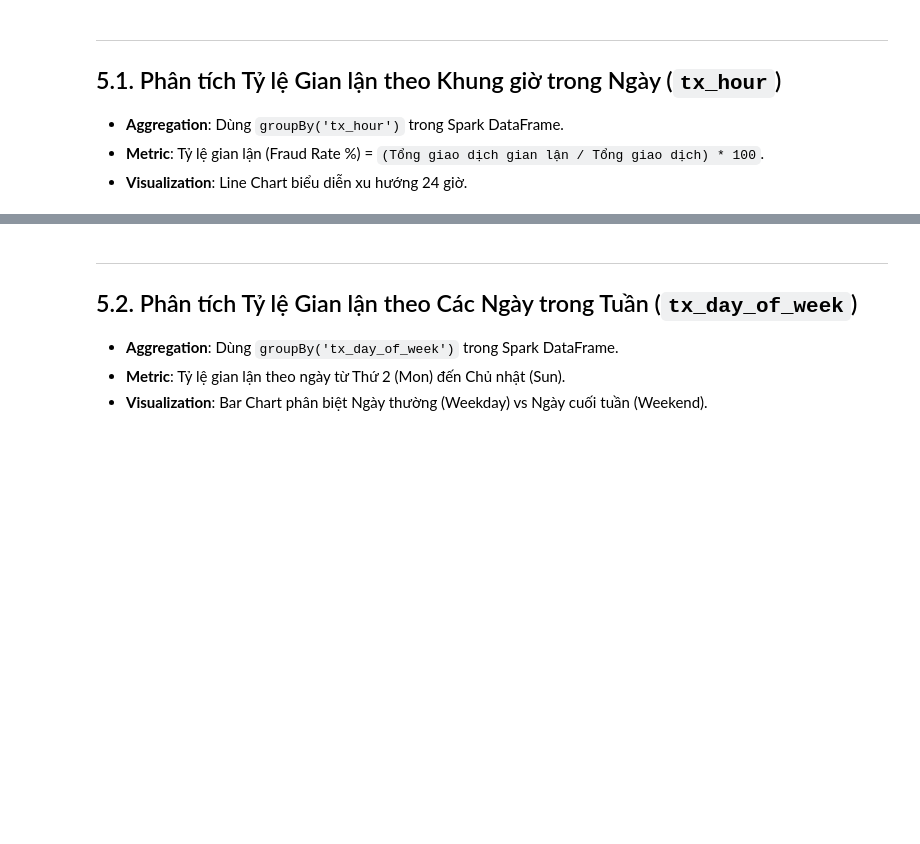
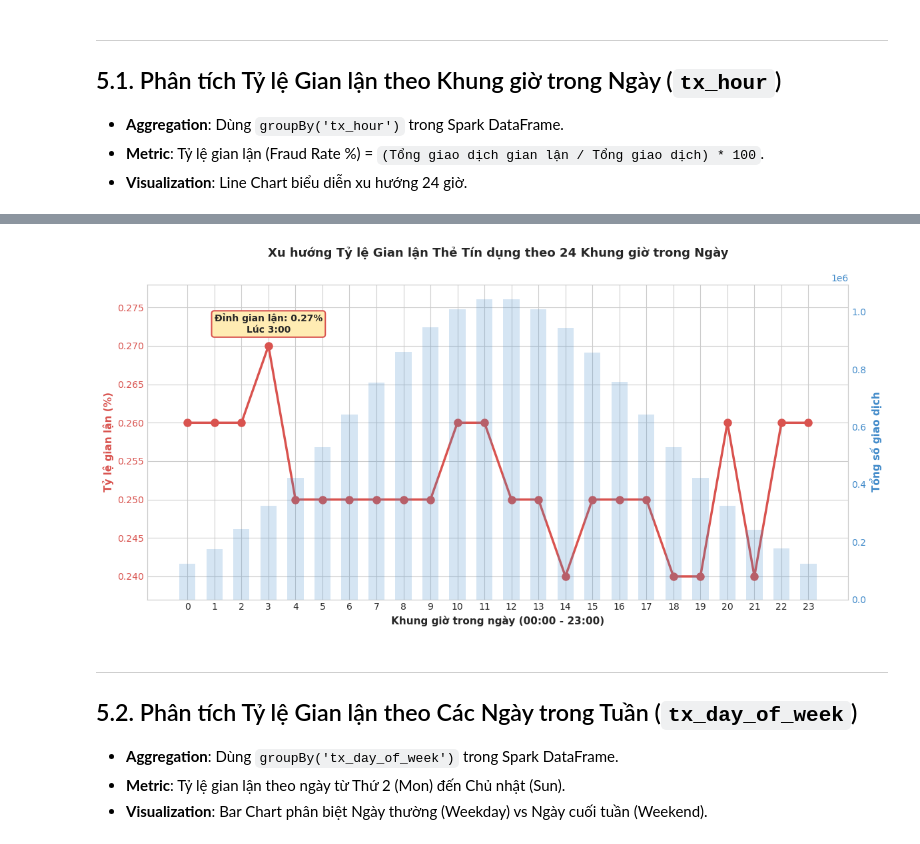
Before and after one commit to thanhnhat31/big-data.group-3.msa29hcm, a Jupyter notebook: notebooks/02_Advanced_Analysis.ipynb, the cells around one changed output, grey strips where cells are left out. Saved outputs shown, nothing was run; the diff lists cells and outputs as text; code cells hidden in the pictures; blank space fills up the shorter version.

```diff
--- a/notebooks/02_Advanced_Analysis.ipynb
+++ b/notebooks/02_Advanced_Analysis.ipynb
@@ -34,9 +34,26 @@ ModuleNotFoundError: No module named 'pyspark'
+# %%
+import os, sys
+from pyspark.sql import SparkSession
+from pyspark.sql.functions import col, lit, concat
+
+spark = SparkSession.builder \
+    .appName("Credit_Card_Fraud_Graph_Processing") \
+    .config("spark.jars.packages", "graphframes:graphframes:0.8.2-spark3.2-s_2.12") \
+    .config("spark.driver.memory", "4g") \
+    .config("spark.executor.memory", "4g") \
+    .config("hive.metastore.uris", "thrift://hive-metastore:9083") \
+    .config("spark.sql.warehouse.dir", "hdfs://namenode:9000/user/hive/warehouse") \
+    .enableHiveSupport() \
+    .getOrCreate()
 # %%
 # 1. Khởi tạo PySpark Session hỗ trợ Hive Metastore (hoặc Fallback local)
 def get_spark_session():
     builder = SparkSession.builder \
         .appName('Phase5_Advanced_Analytics_Nhat') \
-        .config('spark.sql.shuffle.partitions', '16') \
+        .config('spark.driver.memory', '4g') \          # Tăng bộ nhớ Driver lên 4GB
+        .config('spark.executor.memory', '4g') \        # Tăng bộ nhớ Executor lên 4GB
+        .config('spark.sql.shuffle.partitions', '32') \ # Tăng số partition shuffle
+        .config('spark.sql.adaptive.enabled', 'true') \ # Bật Adaptive Query Execution
         .config('spark.sql.warehouse.dir', 'hdfs://namenode:9000/user/hive/warehouse') \
         .config('hive.metastore.uris', 'thrift://hive-metastore:9083') \
         .enableHiveSupport()
@@ -50,7 +67,8 @@ def get_spark_session():
         return SparkSession.builder \
             .appName('Phase5_Advanced_Analytics_Nhat_Local') \
             .master('local[*]') \
-            .config('spark.sql.shuffle.partitions', '4') \
+            .config('spark.driver.memory', '4g') \
+            .config('spark.sql.shuffle.partitions', '16') \
+            .config('spark.sql.adaptive.enabled', 'true') \
             .getOrCreate()
-
 spark = get_spark_session()
@@ -111,35 +167,44 @@ display(pdf_hourly)
 # %%
 # Visualizing Hourly Fraud Rate Trend (Line Chart)
 fig, ax1 = plt.subplots(figsize=(12, 6))
 
 color_line = '#d9534f'
 color_bar = '#428bca'
 
 # Cột tổng khối lượng giao dịch trên trục Y2
 ax2 = ax1.twinx()
 bars = ax2.bar(pdf_hourly['tx_hour'], pdf_hourly['total_transactions'], alpha=0.22, color=color_bar, width=0.6, label='Tổng khối lượng giao dịch')
 ax2.set_ylabel('Tổng số giao dịch', color=color_bar, fontsize=11, fontweight='bold')
 ax2.tick_params(axis='y', labelcolor=color_bar)
 ax2.grid(False)
 
 # Đường tỷ lệ gian lận (%) trên trục Y1
 line = ax1.plot(pdf_hourly['tx_hour'], pdf_hourly['fraud_rate_pct'], color=color_line, marker='o', linewidth=2.5, markersize=8, label='Tỷ lệ gian lận (%)')
 ax1.set_xlabel('Khung giờ trong ngày (00:00 - 23:00)', fontsize=11, fontweight='bold')
 ax1.set_ylabel('Tỷ lệ gian lận (%)', color=color_line, fontsize=11, fontweight='bold')
 ax1.tick_params(axis='y', labelcolor=color_line)
 ax1.set_xticks(range(0, 24))
 
+# 1. Nới rộng giới hạn trục Y1 phía trên để tạo lề thoáng cho ô ghi chú
+y_min = pdf_hourly['fraud_rate_pct'].min()
+y_max = pdf_hourly['fraud_rate_pct'].max()
+ax1.set_ylim(y_min - 0.003, y_max + 0.008)
+
 # Highlight đỉnh gian lận
 peak_row = pdf_hourly.loc[pdf_hourly['fraud_rate_pct'].idxmax()]
 ax1.annotate(f"Đỉnh gian lận: {peak_row['fraud_rate_pct']:.2f}%\nLúc {int(peak_row['tx_hour'])}:00",
              xy=(peak_row['tx_hour'], peak_row['fraud_rate_pct']),
-             xytext=(peak_row['tx_hour'] + 1, peak_row['fraud_rate_pct'] + 0.2),
-             arrowprops=dict(facecolor='#d9534f', shrink=0.05, width=2, headwidth=8),
+             xytext=(peak_row['tx_hour'], peak_row['fraud_rate_pct'] + 0.0015),
+             ha='center', va='bottom',
              fontsize=10, fontweight='bold', bbox=dict(boxstyle='round,pad=0.3', fc='#ffecb3', ec='#d9534f', lw=1.5))
 
-plt.title('Xu hướng Tỷ lệ Gian lận Thẻ Tín dụng theo 24 Khung giờ trong Ngày', fontsize=13, fontweight='bold', pad=15)
+# 2. Tăng khoảng cách pad giữa tiêu đề (Title) và khung đồ thị (từ 15 lên 30)
+plt.title('Xu hướng Tỷ lệ Gian lận Thẻ Tín dụng theo 24 Khung giờ trong Ngày', fontsize=13, fontweight='bold', pad=30)
+
 fig.tight_layout()
 plt.show()
+# %% [output]
+[figure, added]
 # %% [markdown]
 ---
 ## 5.2. Phân tích Tỷ lệ Gian lận theo Các Ngày trong Tuần (`tx_day_of_week`)
```
Also changed, not shown: parts of 7 cells of this notebook.
